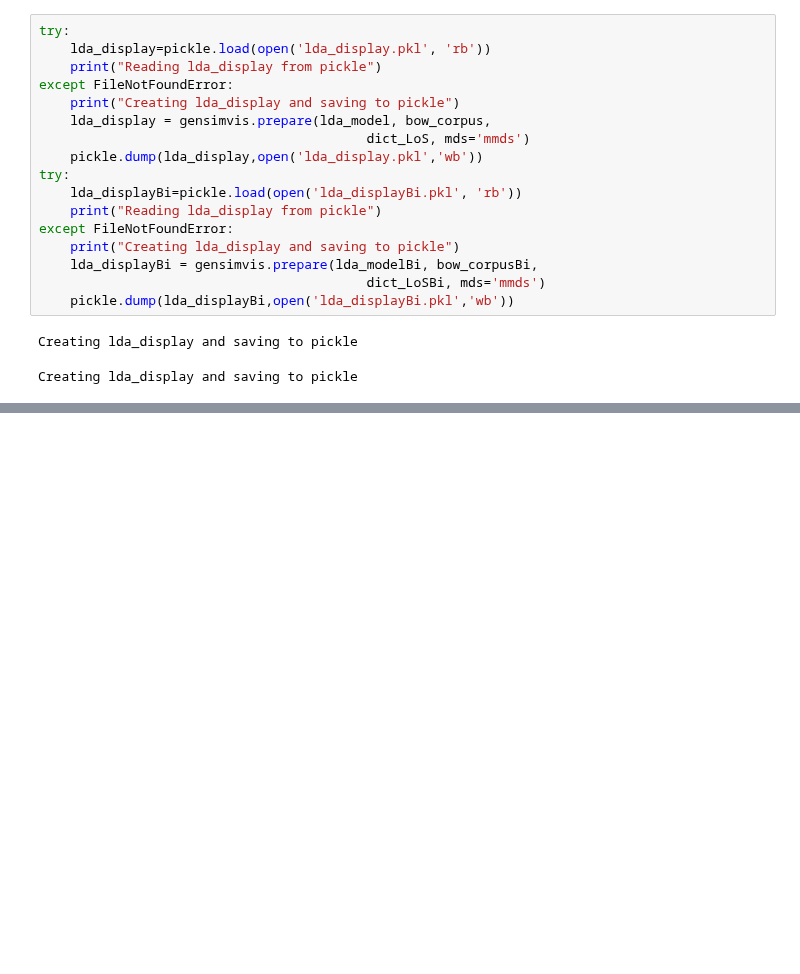
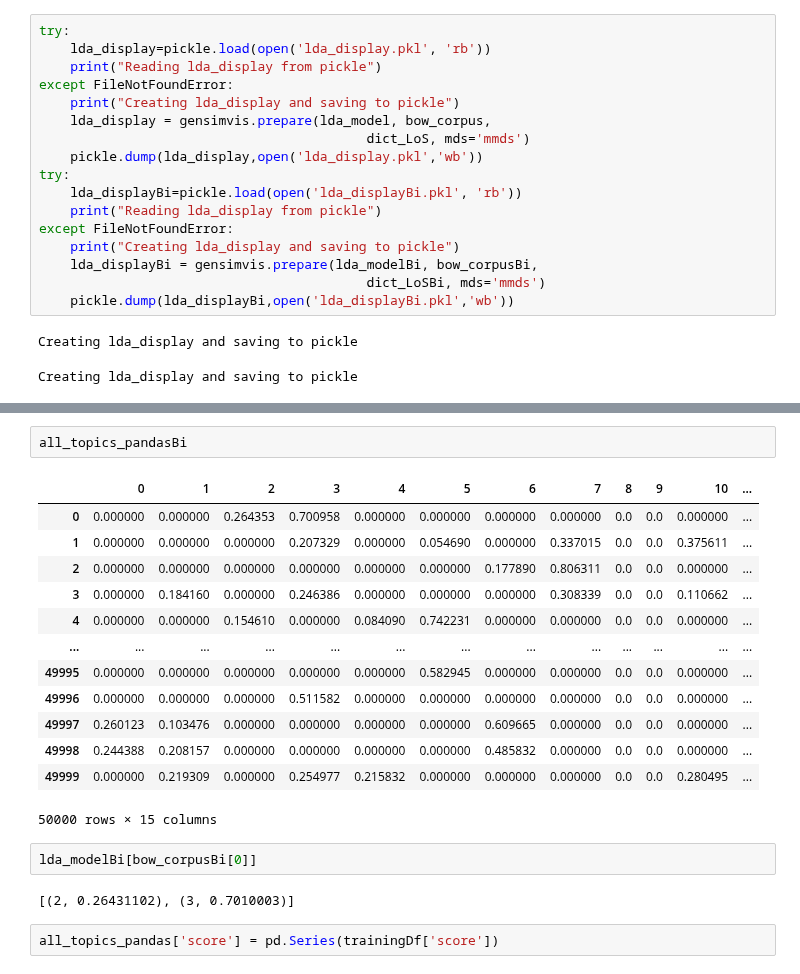
Before and after one commit to XinnGuan/DST_Assessment2, a Jupyter notebook: Emelia/LDA_model.ipynb, the cells around one changed output, grey strips where cells are left out. Saved outputs shown, nothing was run; the diff lists cells and outputs as text; blank space fills up the shorter version.

```diff
--- a/Emelia/LDA_model.ipynb
+++ b/Emelia/LDA_model.ipynb
@@ -237,0 +272,22 @@ pyLDAvis.display(lda_displayBi, template_type='notebook')
+# %%
+all_topics_pandasBi
+# %% [output]
+|  | 0 | 1 | 2 | 3 | 4 | 5 | 6 | 7 | 8 | 9 | 10 | ... |
+| 0 | 0.000000 | 0.000000 | 0.264353 | 0.700958 | 0.000000 | 0.000000 | 0.000000 | 0.000000 | 0.0 | 0.0 | 0.000000 | ... |
+| 1 | 0.000000 | 0.000000 | 0.000000 | 0.207329 | 0.000000 | 0.054690 | 0.000000 | 0.337015 | 0.0 | 0.0 | 0.375611 | ... |
+| 2 | 0.000000 | 0.000000 | 0.000000 | 0.000000 | 0.000000 | 0.000000 | 0.177890 | 0.806311 | 0.0 | 0.0 | 0.000000 | ... |
+| 3 | 0.000000 | 0.184160 | 0.000000 | 0.246386 | 0.000000 | 0.000000 | 0.000000 | 0.308339 | 0.0 | 0.0 | 0.110662 | ... |
+| 4 | 0.000000 | 0.000000 | 0.154610 | 0.000000 | 0.084090 | 0.742231 | 0.000000 | 0.000000 | 0.0 | 0.0 | 0.000000 | ... |
+| ... | ... | ... | ... | ... | ... | ... | ... | ... | ... | ... | ... | ... |
+| 49995 | 0.000000 | 0.000000 | 0.000000 | 0.000000 | 0.000000 | 0.582945 | 0.000000 | 0.000000 | 0.0 | 0.0 | 0.000000 | ... |
+| 49996 | 0.000000 | 0.000000 | 0.000000 | 0.511582 | 0.000000 | 0.000000 | 0.000000 | 0.000000 | 0.0 | 0.0 | 0.000000 | ... |
+| 49997 | 0.260123 | 0.103476 | 0.000000 | 0.000000 | 0.000000 | 0.000000 | 0.609665 | 0.000000 | 0.0 | 0.0 | 0.000000 | ... |
+| 49998 | 0.244388 | 0.208157 | 0.000000 | 0.000000 | 0.000000 | 0.000000 | 0.485832 | 0.000000 | 0.0 | 0.0 | 0.000000 | ... |
+| 49999 | 0.000000 | 0.219309 | 0.000000 | 0.254977 | 0.215832 | 0.000000 | 0.000000 | 0.000000 | 0.0 | 0.0 | 0.280495 | ... |
+50000 rows × 15 columns
+# %%
+lda_modelBi[bow_corpusBi[0]]
+# %% [output]
+[(2, 0.26431102), (3, 0.7010003)]
+# %%
+all_topics_pandas['score'] = pd.Series(trainingDf['score'])
```
Also changed, not shown: parts of 50 cells of this notebook.
